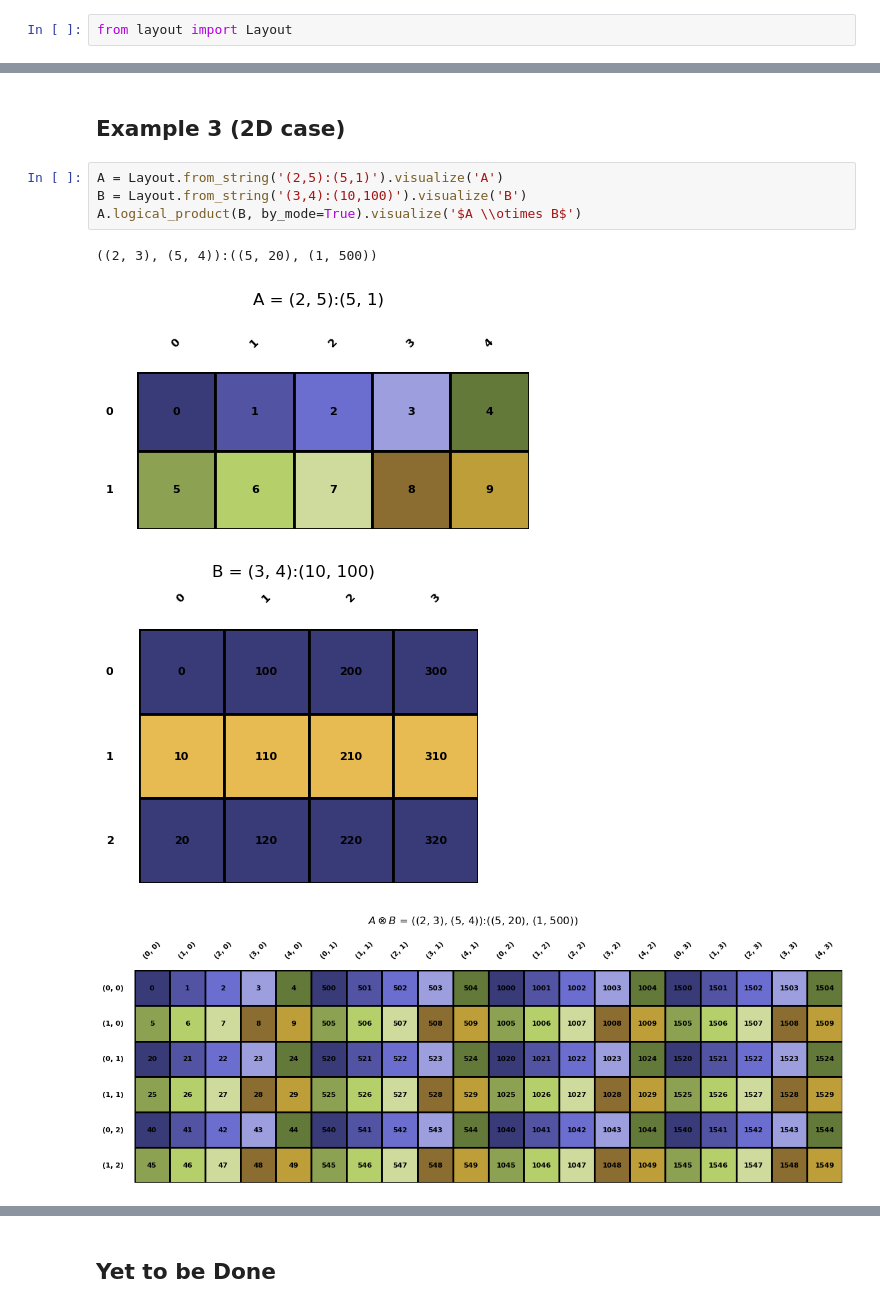
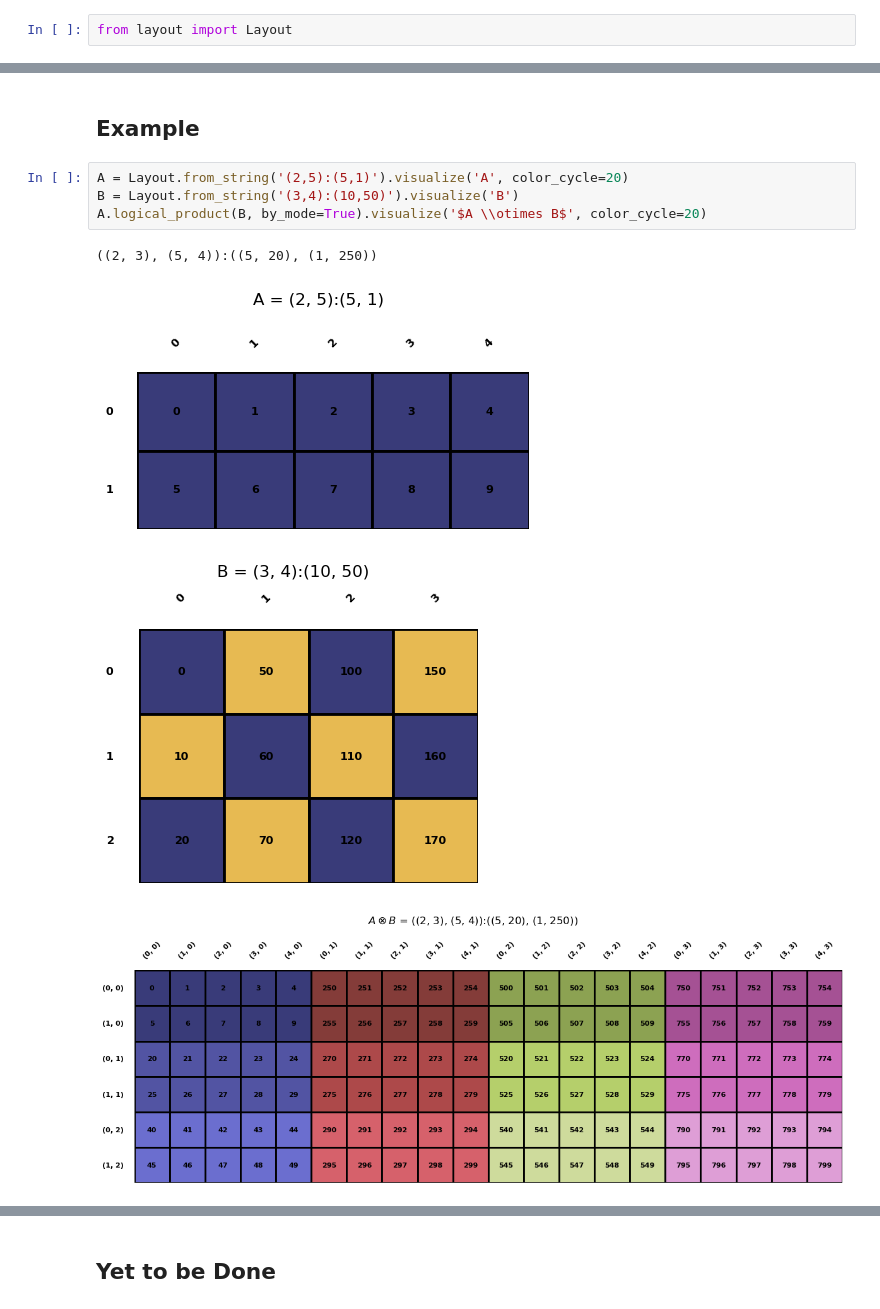
Before and after one commit to w32zhong/simp-intelligence, a Jupyter notebook: simp_intelligence/math/layout_product.ipynb, the cells around one changed output, grey strips where cells are left out. Cells and saved outputs as stored; diff of their text form.

Commit message:
layout.py pass more kwargs.

```diff
--- a/simp_intelligence/math/layout_product.ipynb
+++ b/simp_intelligence/math/layout_product.ipynb
@@ -59,11 +16,11 @@ B_prime = A.complement(size, verbose=True).visualize(r'$\tilde{A}$').composite(B
 # %% [markdown]
-## Example 3 (2D case)
+## Example
 # %%
-A = Layout.from_string('(2,5):(5,1)').visualize('A')
-B = Layout.from_string('(3,4):(10,100)').visualize('B')
-A.logical_product(B, by_mode=True).visualize('$A \\otimes B$')
+A = Layout.from_string('(2,5):(5,1)').visualize('A', color_cycle=20)
+B = Layout.from_string('(3,4):(10,50)').visualize('B')
+A.logical_product(B, by_mode=True).visualize('$A \\otimes B$', color_cycle=20)
 # %% [output]
-((2, 3), (5, 4)):((5, 20), (1, 500))
+((2, 3), (5, 4)):((5, 20), (1, 250))
-[figure, old version]
+[figure, new version]
-[figure, old version]
+[figure, new version]
-[figure, old version]
+[figure, new version]
```
Also changed, not shown: parts of 10 cells of this notebook, 1 other file.
